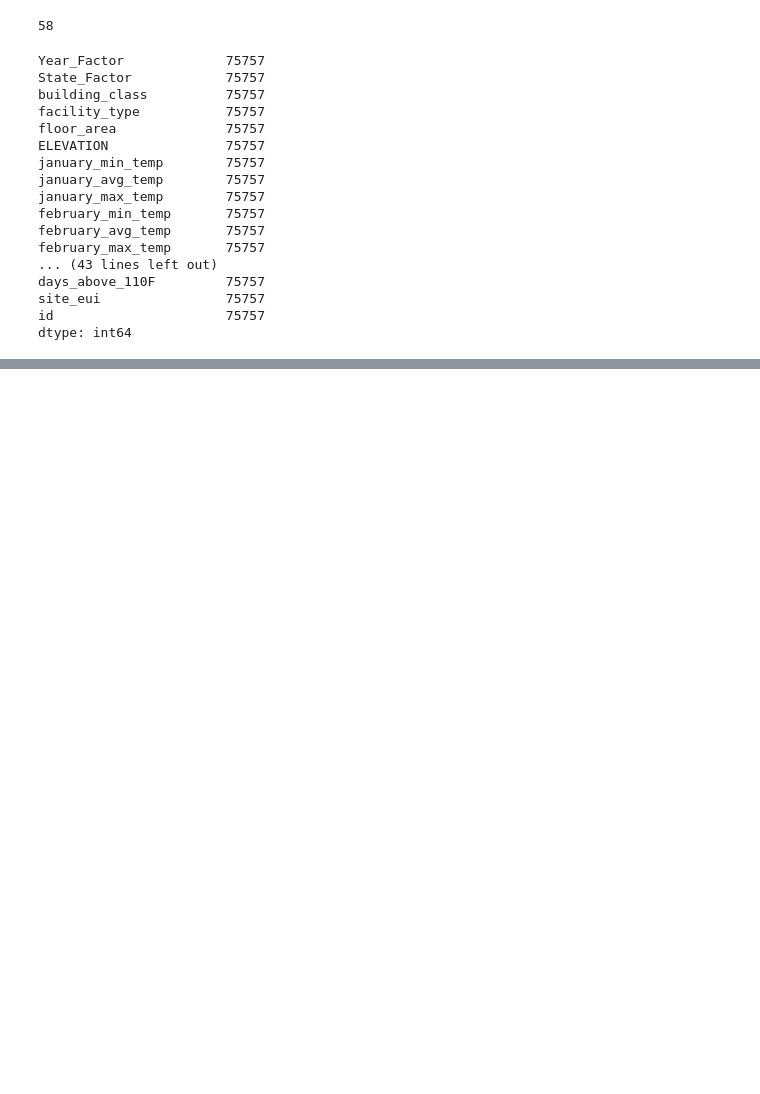
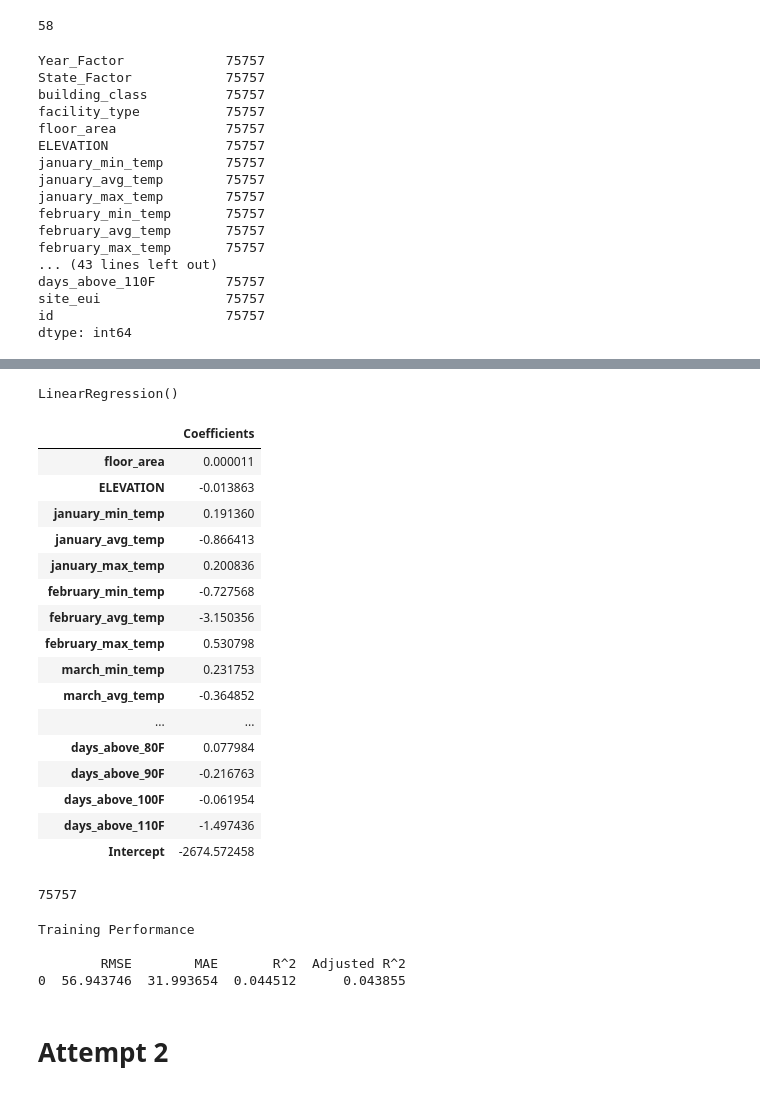
Before and after one commit to Subhangi-G/WiDS_2022, a Jupyter notebook: WiDS_2022_v1.ipynb, the cells around one changed output, grey strips where cells are left out. Drawn from its saved outputs; the diff is of its cells as text; code cells hidden in the pictures; blank space fills up the shorter version.

Commit message:
First attempt in linear regression

```diff
--- a/WiDS_2022_v1.ipynb
+++ b/WiDS_2022_v1.ipynb
@@ -167,0 +193,8 @@ The
+# %%
+# Divide the data into features and target
+y = trim_data_1_df["site_eui"]
+X = trim_data_1_df.drop(columns=["site_eui"])
+# %%
+# Drop irrelevant columns like id, as well as the categorical variables for now
+# (i.e. Year_Factor, State_Factor, building_class and facility_type.)
+X = X.drop(columns=["id", "Year_Factor", "State_Factor", "building_class", "facility_type"])
@@ -167,0 +245,41 @@ The
+# %%
+# Perform linear regression.
+
+# Create an instance of the linear regression model
+lr = LinearRegression()
+
+# Fit the model
+lr.fit(X,y)
+# %% [output]
+LinearRegression()
+# %%
+#Get the coefficients and intercept
+coef_num = pd.DataFrame(
+    np.append(lr.coef_.flatten(), lr.intercept_),
+    index=X.columns.tolist() + ["Intercept"],
+    columns=["Coefficients"],
+)
+#print(coef_df,'.8f')
+coef_num
+# %% [output]
+|  | Coefficients |
+| floor_area | 0.000011 |
+| ELEVATION | -0.013863 |
+| january_min_temp | 0.191360 |
+| january_avg_temp | -0.866413 |
+| january_max_temp | 0.200836 |
+| february_min_temp | -0.727568 |
+| february_avg_temp | -3.150356 |
+| february_max_temp | 0.530798 |
+| march_min_temp | 0.231753 |
+| march_avg_temp | -0.364852 |
+| ... | ... |
+| days_above_80F | 0.077984 |
+| days_above_90F | -0.216763 |
+| days_above_100F | -0.061954 |
+| days_above_110F | -1.497436 |
+| Intercept | -2674.572458 |
+# %%
+print(X.shape[0])
+# %% [output]
+75757
@@ -167,0 +313,15 @@ The
+# %%
+# Checking model performance on train set
+print("Training Performance\n")
+print(model_perf(lr, X, y))
+
+# # Checking model performance on test set
+# print("\n\nTest Performance\n")
+# print(model_perf(lr, x_test, y_test))
+# %% [output]
+Training Performance
+
+        RMSE        MAE       R^2  Adjusted R^2
+0  56.943746  31.993654  0.044512      0.043855
+# %% [markdown]
+# Attempt 2
```
Also changed, not shown: parts of 10 cells of this notebook, 2 other files.
